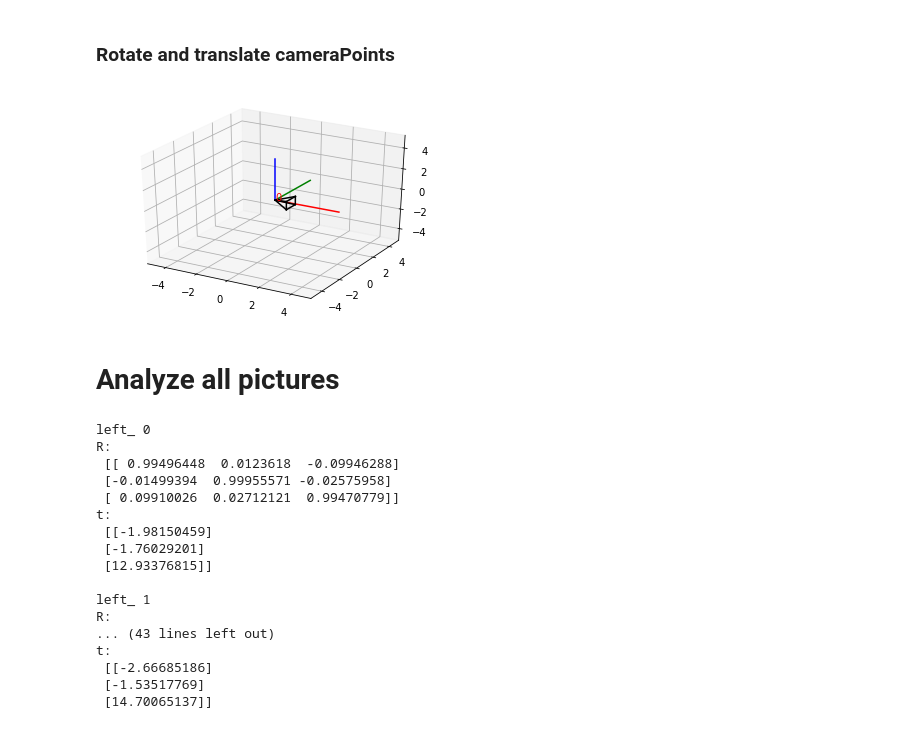
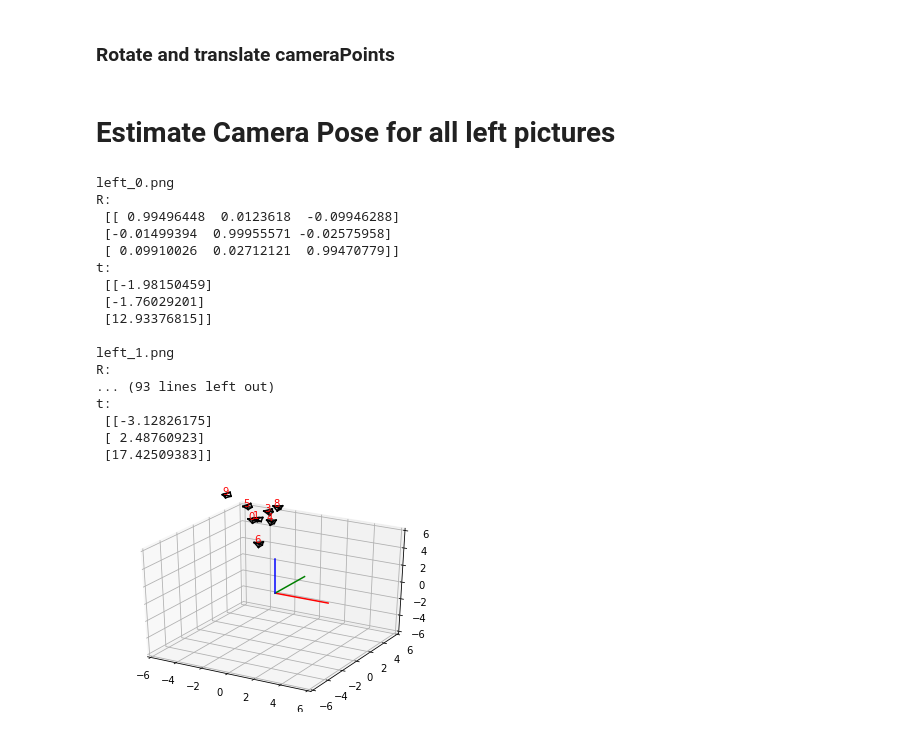
Before and after one commit to eshangaur/Perception-in-Robotics, a Jupyter notebook: project_2b/code/task_6/task_6.ipynb, the cells around one changed output. Cells and saved outputs as stored; diff of their text form; code cells hidden in the pictures.

```diff
--- a/project_2b/code/task_6/task_6.ipynb
+++ b/project_2b/code/task_6/task_6.ipynb
@@ -112,8 +99,6 @@ objPoints = np.array([(0,0,0),(1,0,0),(1,1,0),(0,1,0)],dtype=np.float64)
 objPoints.shape
 # %% [output]
 (4, 3)
-# %%
-objPoints = np.roll(objPoints,3)
 # %%
 markers[0][0][0]
 # %% [output]
@@ -139,5 +113,5 @@ array([-4.33941574e-01,  2.67077176e-01, -3.11443470e-04,  5.63893810e-04,
 # %%
 # rotation vector and translation vector of the camera relative to the objectPoints
-retval, rot_vec, trans_vec = cv2.solvePnP(objPoints, markers[0][0][0], right_intrinsic, distCoeffs_right)
+retval, rot_vec, trans_vec = cv2.solvePnP(objPoints, markers[0][0][0], left_intrinsic, distCoeffs_left)
 retval
 # %% [output]
@@ -255,12 +178,11 @@ plt.show()
 # %%
-def getCameraPose(points, rvec, tvec, trans_multiplier=1.5):
+def getCameraPose(points, R, tvec, trans_multiplier=1.5):
     # takes in a list of any amount of points and rotates them
-    def rotatePoints(points, axis, theta):
+    def rotatePoints(points, R):
         points = points.transpose()
-        Q = Quaternion(axis=axis, angle=theta)
         rotated_points = []
         for point in points:
-            rotated_points.append(Q.rotate(point))
+            rotated_points.append(np.array(point).dot(R))
 
         return np.array(rotated_points).transpose()
 
@@ -272,11 +194,8 @@ def getCameraPose(points, rvec, tvec, trans_multiplier=1.5):
 
         return points.transpose()
 
-    points = rotatePoints(points, [1,0,0], math.acos(rot_vec[0]))
-    points = rotatePoints(points, [0,1,0], math.acos(rot_vec[1]))
-    points = rotatePoints(points, [0,0,1], math.acos(rot_vec[2]))
-
-    points = transposePoints(points, trans_vec*trans_multiplier)
+    points = rotatePoints(points, R)
+    points = transposePoints(points, tvec*trans_multiplier)
 
     return points
 # %%
@@ -329,15 +248,13 @@ def drawArucoMarker(ax):
 # %%
 # draw a camera at the origin
-x_points = [0, 1, 1, 1, 1]
-y_points = [0, 0.5,-0.5,-0.5, 0.5]
-z_points = [0, 0.4, 0.4,-0.4,-0.4]
-cameraPoints = np.array([x_points,y_points,z_points])
+# x_points = [0, 1, 1, 1, 1]
+# y_points = [0, 0.5,-0.5,-0.5, 0.5]
+# z_points = [0, 0.4, 0.4,-0.4,-0.4]
+# cameraPoints = np.array([x_points,y_points,z_points])
 
-# cameraPoints = getCameraPose(cameraPoints,rot_vec, trans_vec)  # rotate and translate those camera points
+# # cameraPoints = getCameraPose(cameraPoints,rot_vec, trans_vec)  # rotate and translate those camera points
 
-ax = create3DPlot()
-drawCameraPose(cameraPoints, ax)   # draw them in 3D
-plt.show()
+# ax = create3DPlot()
+# drawCameraPose(cameraPoints, ax)   # draw them in 3D
+# plt.show()
-# %% [output]
-[figure, removed]
 # %%
@@ -346,5 +263,5 @@ plt.show()
 # %% [markdown]
-# Analyze all pictures
+# Estimate Camera Pose for all left pictures
 # %%
 dic = aruco.getPredefinedDictionary(aruco.DICT_6X6_250)
 
@@ -360,44 +277,45 @@ z_points = [0, 0.2, 0.2,-0.2,-0.2]
 
 og_cameraPoints = np.array([x_points,y_points,z_points])
 
-ax = create3DPlot()
+ax = create3DPlot(bound=6)
 
 verbose = True
 # verbose = False
 for i, image in enumerate(left_):
     markers = aruco.detectMarkers(image,dic)   # detect the marker on a single image
 
     objPoints = np.array([(0,0,0),(1,0,0),(1,1,0),(0,1,0)],dtype=np.float64)
 
     # rotation vector and translation vector of the camera relative to the objectPoints
     retval, rot_vec, trans_vec = cv2.solvePnP(objPoints, markers[0][0][0], left_intrinsic, distCoeffs_left)
 
     if(verbose):
-        print("\nleft_", i)
+        print("\nleft_%i.png" % i)
         print("R:\n", cv2.Rodrigues(rot_vec)[0])
         print("t:\n", trans_vec*3)
 
-    cameraPoints = getCameraPose(og_cameraPoints.copy(),rot_vec, trans_vec)  # rotate and translate those camera points
+    cameraPoints = getCameraPose(og_cameraPoints.copy(),cv2.Rodrigues(rot_vec)[0], trans_vec, trans_multiplier=2)  # rotate and translate those camera points
     drawCameraPose(cameraPoints, ax, str(i))   # draw them in 3D
 
-    if i == 5:
-        break
+#     if i == 6:
+#         break
 plt.show()
 # %% [output]
-left_ 0
+left_0.png
 R:
  [[ 0.99496448  0.0123618  -0.09946288]
  [-0.01499394  0.99955571 -0.02575958]
  [ 0.09910026  0.02712121  0.99470779]]
 t:
  [[-1.98150459]
  [-1.76029201]
  [12.93376815]]
 
-left_ 1
+left_1.png
 R:
-... (43 lines left out)
+... (93 lines left out)
 t:
- [[-2.66685186]
- [-1.53517769]
- [14.70065137]]
+ [[-3.12826175]
+ [ 2.48760923]
+ [17.42509383]]
+[figure, added]
```
Also changed, not shown: parts of 24 cells of this notebook, 14 other files.
